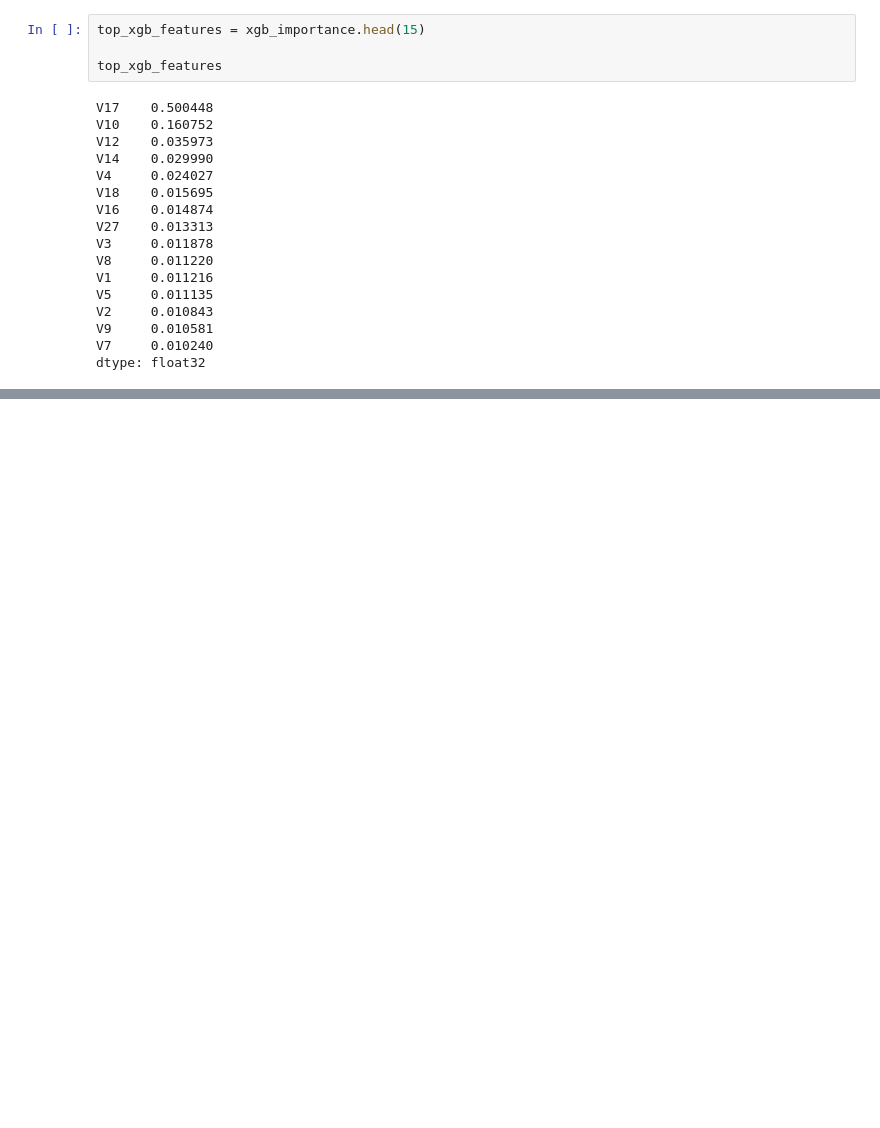
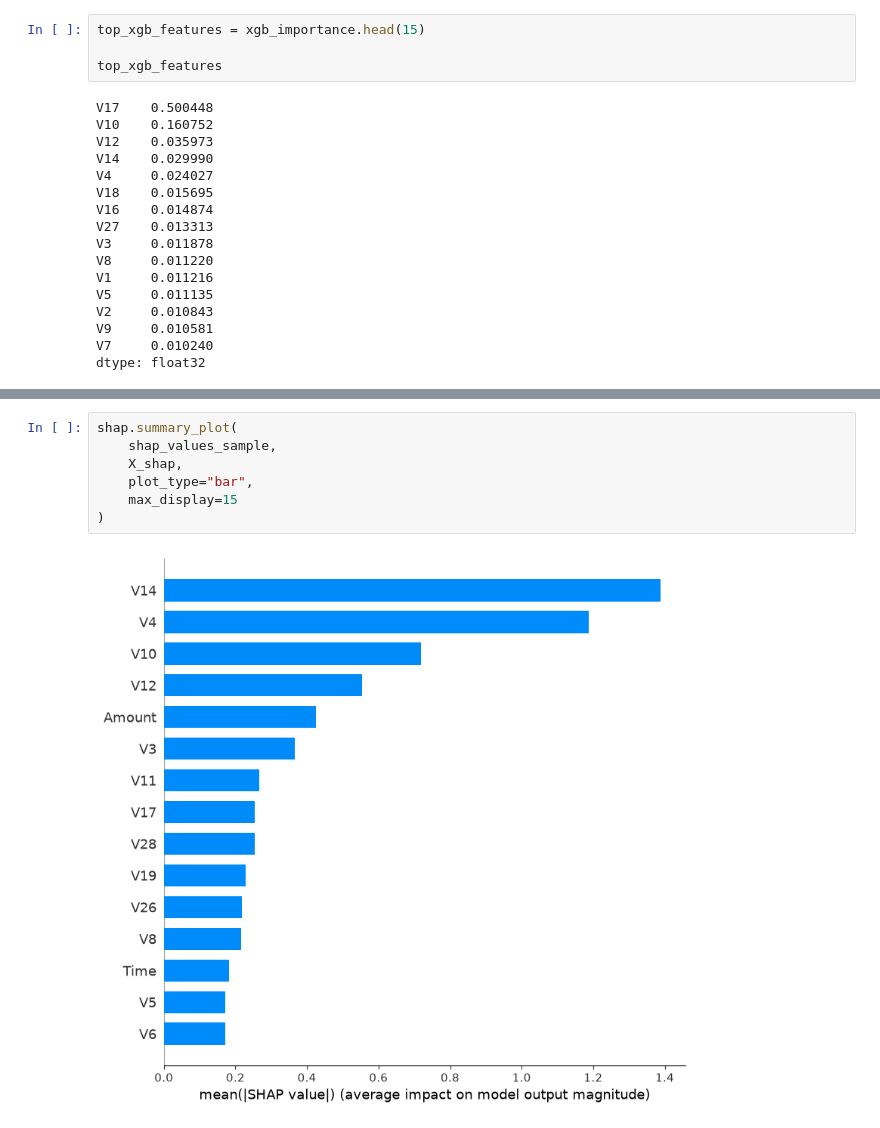
Before and after one commit to ad-Dinesh/credit-card-fraud-detection, a Jupyter notebook: notebooks/05_preprocessing_feature.ipynb, the cells around one changed output, grey strips where cells are left out. Cells and saved outputs as stored; diff of their text form; blank space fills up the shorter version.

```diff
--- a/notebooks/05_preprocessing_feature.ipynb
+++ b/notebooks/05_preprocessing_feature.ipynb
@@ -718,0 +773,9 @@ dtype: float32
+# %%
+shap.summary_plot(
+    shap_values_sample,
+    X_shap,
+    plot_type="bar",
+    max_display=15
+)
+# %% [output]
+[figure, added]
```
Also changed, not shown: parts of 15 cells of this notebook.
